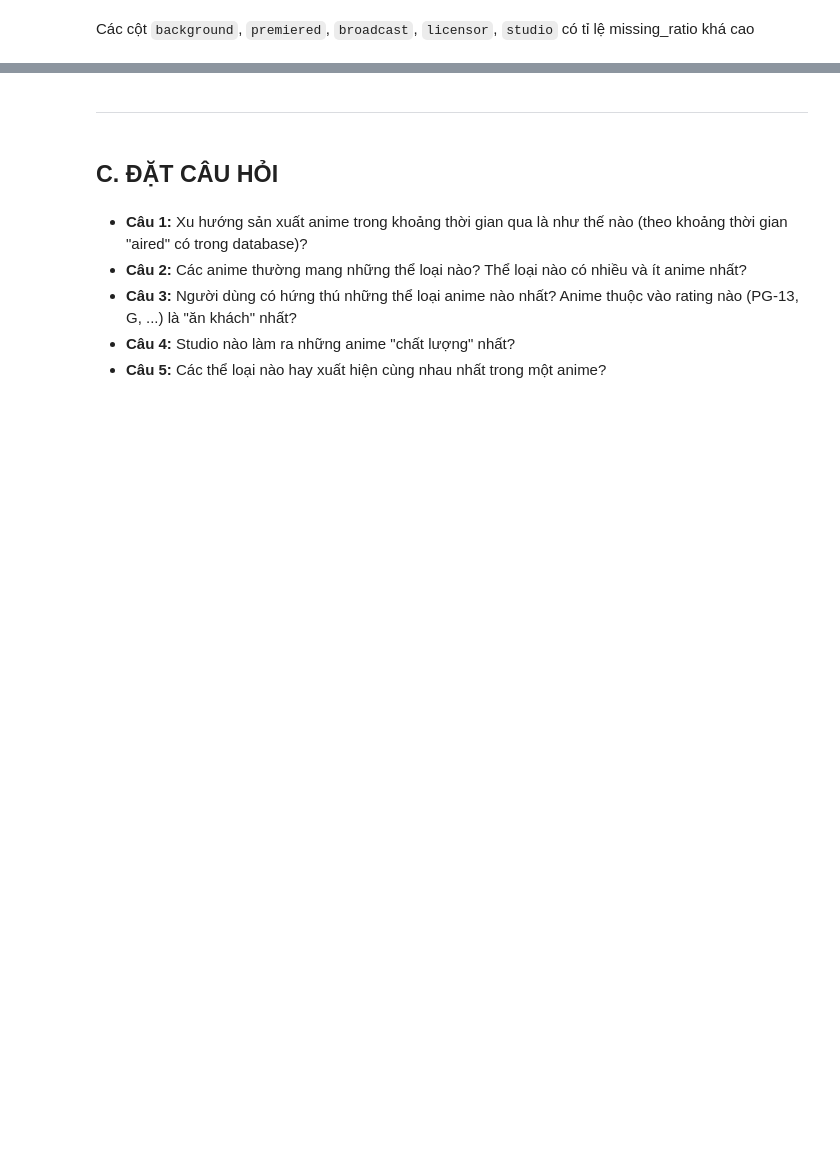
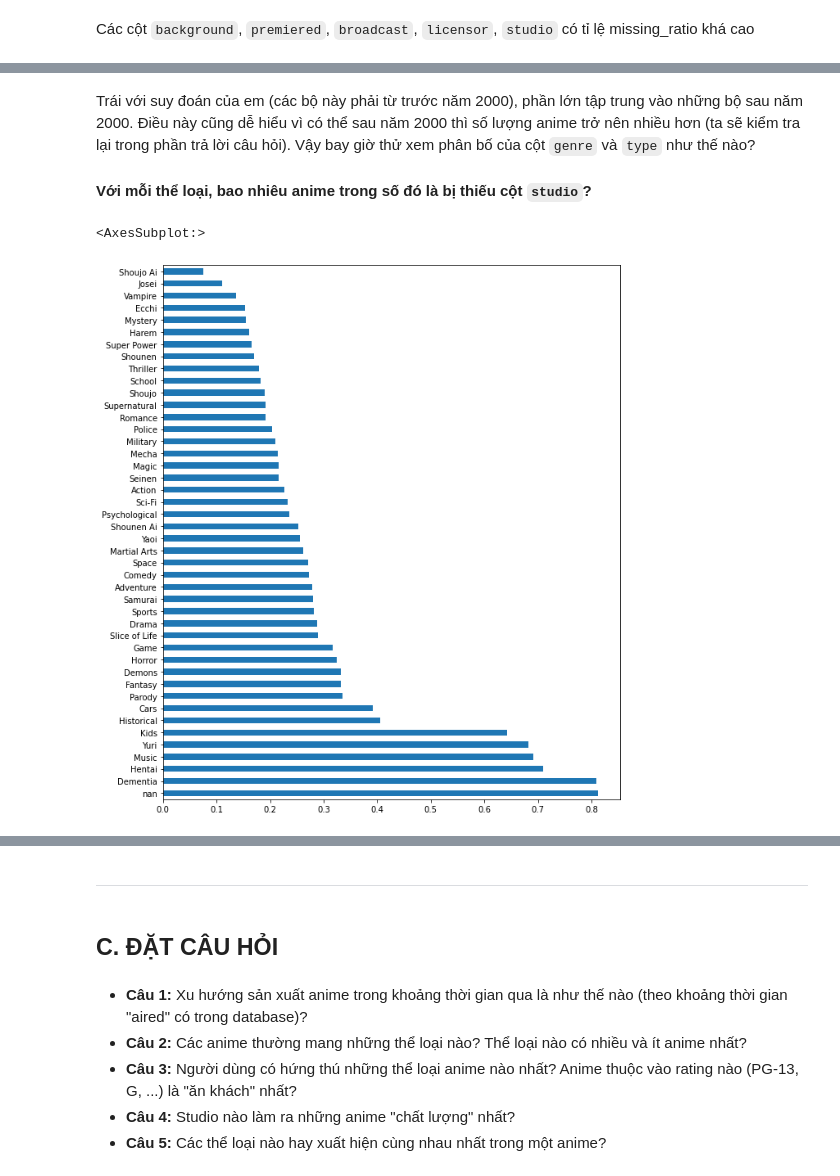
Before and after one commit to hungngocphat01/HCMUS-IntroDataSc-FinalProj, a Jupyter notebook: FINAL.ipynb, the cells around one changed output, grey strips where cells are left out. Cells and saved outputs as stored; diff of their text form; code cells hidden in the pictures; blank space fills up the shorter version.

```diff
--- a/FINAL.ipynb
+++ b/FINAL.ipynb
@@ -521,0 +618,15 @@ animes_df
+# %% [markdown]
+Trái với suy đoán của em (các bộ này phải từ trước năm 2000), phần lớn tập trung vào những bộ sau năm 2000. Điều này cũng dễ hiểu vì có thể sau năm 2000 thì số lượng anime trở nên nhiều hơn (ta sẽ kiểm tra lại trong phần trả lời câu hỏi). Vậy bay giờ thử xem phân bố của cột `genre` và `type` như thế nào?
+# %% [markdown]
+**Với mỗi thể loại, bao nhiêu anime trong số đó là bị thiếu cột `studio`?**
+# %%
+missing_genre_counts = missing_studio_df.genre.explode().value_counts(dropna=False)
+genre_counts = animes_df.genre.explode().value_counts(dropna=False)
+genre_missing_ratio = missing_genre_counts / genre_counts
+genre_missing_ratio.sort_values(ascending=False).plot(
+    kind='barh',
+    figsize=(10, 12)
+)
+# %% [output]
+<AxesSubplot:>
+[figure, added]
```
Also changed, not shown: parts of 28 cells of this notebook.
